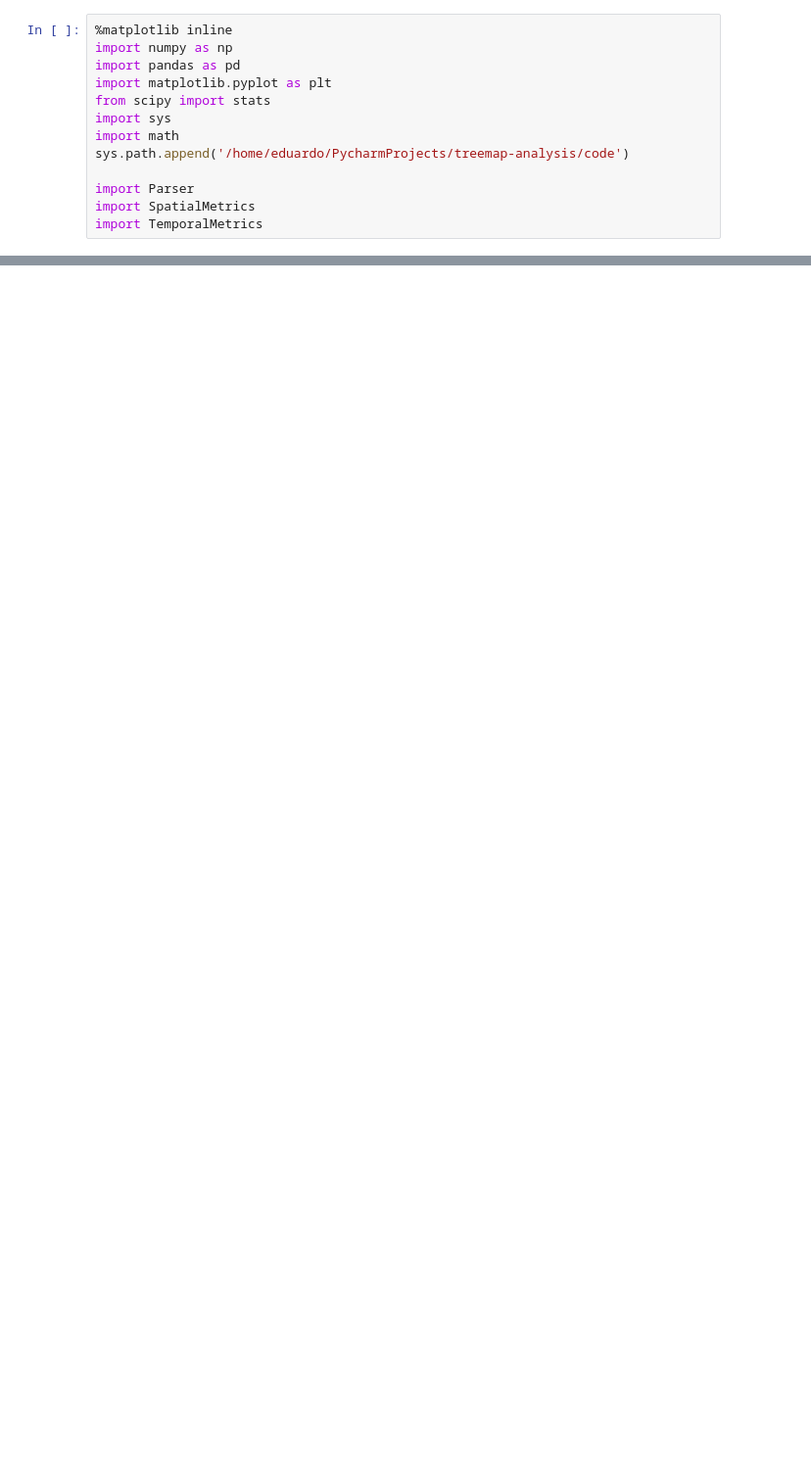
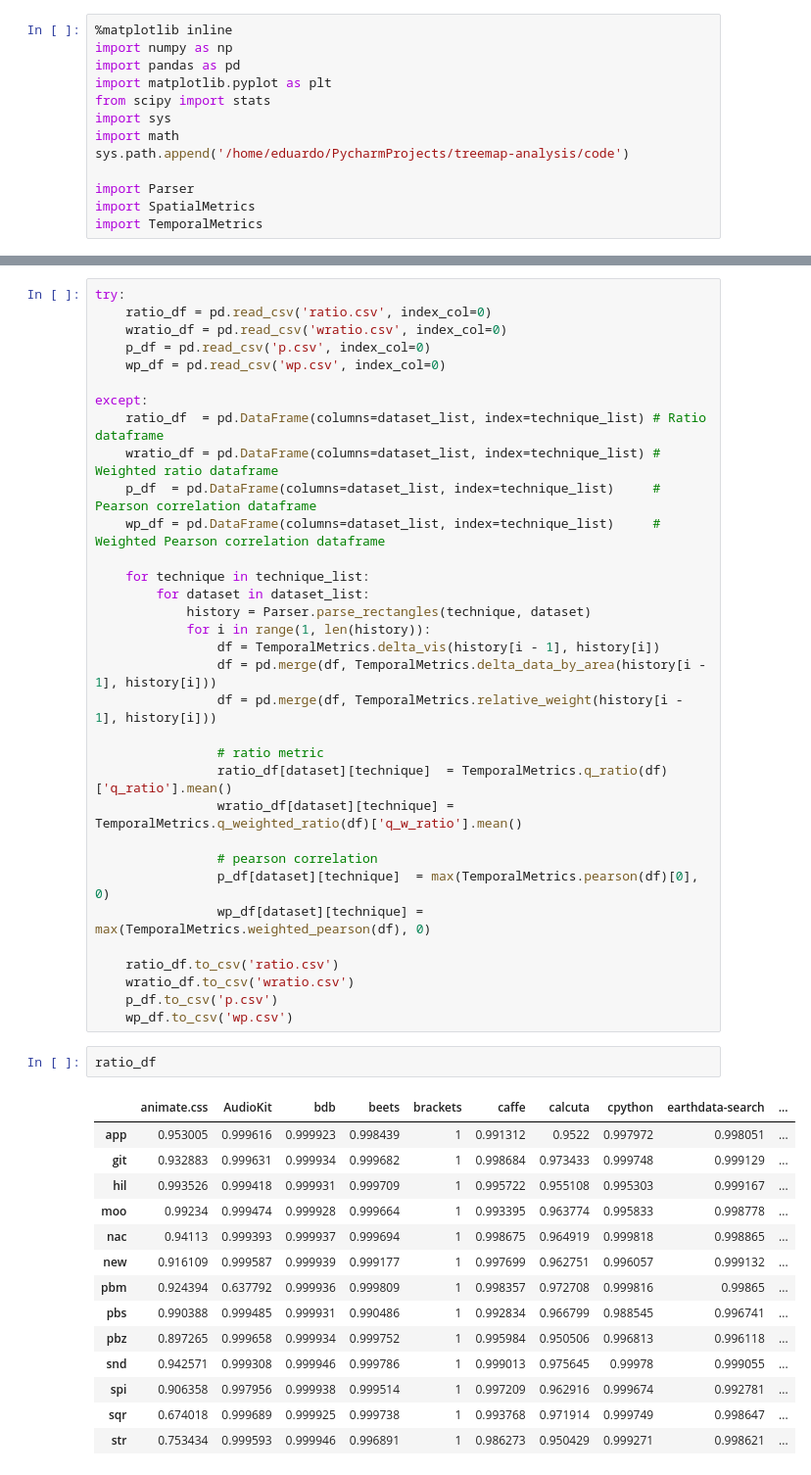
Before and after one commit to EduardoVernier/treemap-analysis, a Jupyter notebook: notebooks/RankTable.ipynb, the cells around one changed output, grey strips where cells are left out. Shown: that part at 98% size. Drawn from its saved outputs; the diff is of its cells as text; blank space fills up the shorter version.

```diff
--- a/notebooks/RankTable.ipynb
+++ b/notebooks/RankTable.ipynb
@@ -46,0 +79,50 @@ b
+# %%
+try:
+    ratio_df = pd.read_csv('ratio.csv', index_col=0)
+    wratio_df = pd.read_csv('wratio.csv', index_col=0)
+    p_df = pd.read_csv('p.csv', index_col=0)
+    wp_df = pd.read_csv('wp.csv', index_col=0)
+
+except:
+    ratio_df  = pd.DataFrame(columns=dataset_list, index=technique_list) # Ratio dataframe
+    wratio_df = pd.DataFrame(columns=dataset_list, index=technique_list) # Weighted ratio dataframe
+    p_df  = pd.DataFrame(columns=dataset_list, index=technique_list)     # Pearson correlation dataframe
+    wp_df = pd.DataFrame(columns=dataset_list, index=technique_list)     # Weighted Pearson correlation dataframe
+
+    for technique in technique_list:
+        for dataset in dataset_list:
+            history = Parser.parse_rectangles(technique, dataset)
+            for i in range(1, len(history)):
+                df = TemporalMetrics.delta_vis(history[i - 1], history[i])
+                df = pd.merge(df, TemporalMetrics.delta_data_by_area(history[i - 1], history[i]))
+                df = pd.merge(df, TemporalMetrics.relative_weight(history[i - 1], history[i]))
+
+                # ratio metric
+                ratio_df[dataset][technique]  = TemporalMetrics.q_ratio(df)['q_ratio'].mean()
+                wratio_df[dataset][technique] = TemporalMetrics.q_weighted_ratio(df)['q_w_ratio'].mean()
+
+                # pearson correlation
+                p_df[dataset][technique]  = max(TemporalMetrics.pearson(df)[0], 0)
+                wp_df[dataset][technique] = max(TemporalMetrics.weighted_pearson(df), 0)
+
+    ratio_df.to_csv('ratio.csv')
+    wratio_df.to_csv('wratio.csv')
+    p_df.to_csv('p.csv')
+    wp_df.to_csv('wp.csv')
+# %%
+ratio_df
+# %% [output]
+|  | animate.css | AudioKit | bdb | beets | brackets | caffe | calcuta | cpython | earthdata-search | ... |
+| app | 0.953005 | 0.999616 | 0.999923 | 0.998439 | 1 | 0.991312 | 0.9522 | 0.997972 | 0.998051 | ... |
+| git | 0.932883 | 0.999631 | 0.999934 | 0.999682 | 1 | 0.998684 | 0.973433 | 0.999748 | 0.999129 | ... |
+| hil | 0.993526 | 0.999418 | 0.999931 | 0.999709 | 1 | 0.995722 | 0.955108 | 0.995303 | 0.999167 | ... |
+| moo | 0.99234 | 0.999474 | 0.999928 | 0.999664 | 1 | 0.993395 | 0.963774 | 0.995833 | 0.998778 | ... |
+| nac | 0.94113 | 0.999393 | 0.999937 | 0.999694 | 1 | 0.998675 | 0.964919 | 0.999818 | 0.998865 | ... |
+| new | 0.916109 | 0.999587 | 0.999939 | 0.999177 | 1 | 0.997699 | 0.962751 | 0.996057 | 0.999132 | ... |
+| pbm | 0.924394 | 0.637792 | 0.999936 | 0.999809 | 1 | 0.998357 | 0.972708 | 0.999816 | 0.99865 | ... |
+| pbs | 0.990388 | 0.999485 | 0.999931 | 0.990486 | 1 | 0.992834 | 0.966799 | 0.988545 | 0.996741 | ... |
+| pbz | 0.897265 | 0.999658 | 0.999934 | 0.999752 | 1 | 0.995984 | 0.950506 | 0.996813 | 0.996118 | ... |
+| snd | 0.942571 | 0.999308 | 0.999946 | 0.999786 | 1 | 0.999013 | 0.975645 | 0.99978 | 0.999055 | ... |
+| spi | 0.906358 | 0.997956 | 0.999938 | 0.999514 | 1 | 0.997209 | 0.962916 | 0.999674 | 0.992781 | ... |
+| sqr | 0.674018 | 0.999689 | 0.999925 | 0.999738 | 1 | 0.993768 | 0.971914 | 0.999749 | 0.998647 | ... |
+| str | 0.753434 | 0.999593 | 0.999946 | 0.996891 | 1 | 0.986273 | 0.950429 | 0.999271 | 0.998621 | ... |
```
Also changed, not shown: parts of 8 cells of this notebook, 6 other files.
